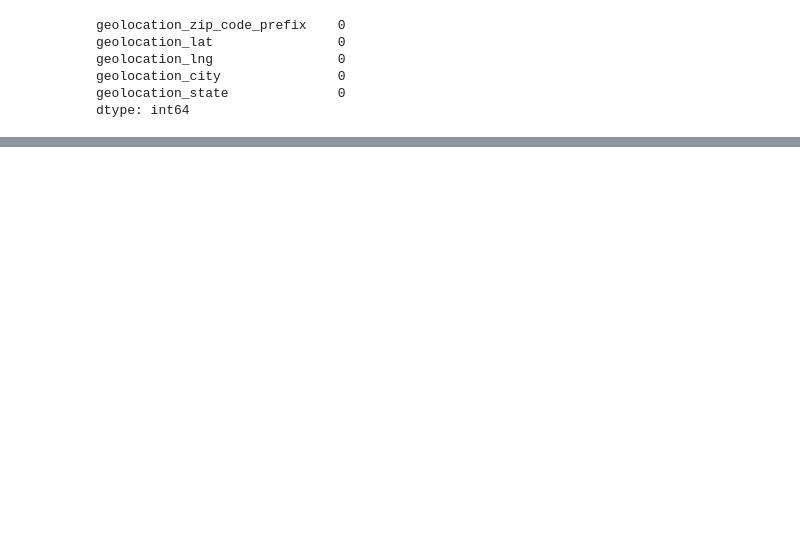
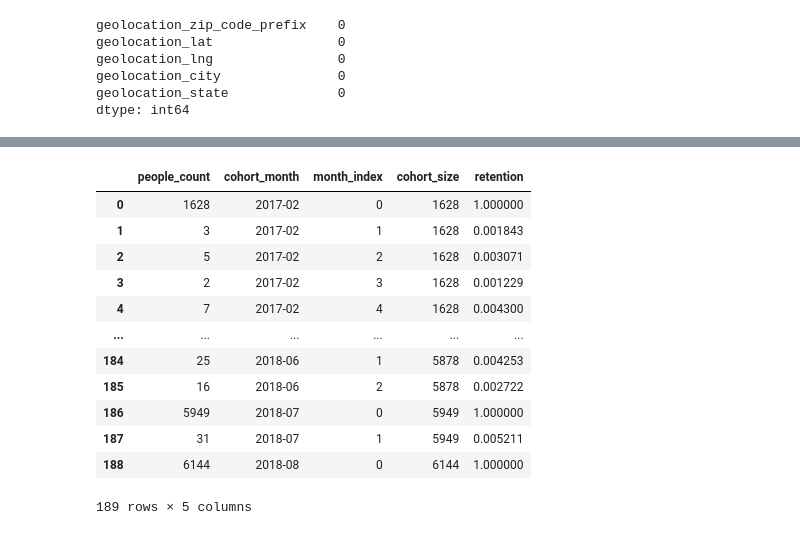
Before and after one commit to simranss/olist_cohort_retention_python, a Jupyter notebook: src/notebooks/analysis.ipynb, the cells around one changed output, grey strips where cells are left out. Saved outputs shown, nothing was run; the diff lists cells and outputs as text; code cells hidden in the pictures; blank space fills up the shorter version.

Commit message:
Created retention df

```diff
--- a/src/notebooks/analysis.ipynb
+++ b/src/notebooks/analysis.ipynb
@@ -399,0 +408,7 @@ dtype: int64
+# %%
+cohort_query_path = Path.cwd().parent / 'sql/queries/02_cohort.sql'
+cohort_query = cohort_query_path.read_text()
+# %%
+engine = make_engine()
+result_df = pd.read_sql(text(cohort_query), engine)
+result_df
@@ -399,0 +442,5 @@ dtype: int64
+# %%
+temp_cohort_df = result_df[result_df['month_index'] == 0]
+temp_cohort_df = temp_cohort_df.rename(columns={'people_count': 'cohort_size'})
+temp_cohort_df = temp_cohort_df.drop('month_index', axis=1)
+temp_cohort_df
@@ -399,0 +465,3 @@ dtype: int64
+# %%
+retention_df = pd.merge(result_df, temp_cohort_df, how='left', on='cohort_month')
+retention_df
@@ -399,0 +482,17 @@ dtype: int64
+# %%
+retention_df['retention'] = retention_df['people_count'] / retention_df['cohort_size']
+retention_df
+# %% [output]
+|  | people_count | cohort_month | month_index | cohort_size | retention |
+| 0 | 1628 | 2017-02 | 0 | 1628 | 1.000000 |
+| 1 | 3 | 2017-02 | 1 | 1628 | 0.001843 |
+| 2 | 5 | 2017-02 | 2 | 1628 | 0.003071 |
+| 3 | 2 | 2017-02 | 3 | 1628 | 0.001229 |
+| 4 | 7 | 2017-02 | 4 | 1628 | 0.004300 |
+| ... | ... | ... | ... | ... | ... |
+| 184 | 25 | 2018-06 | 1 | 5878 | 0.004253 |
+| 185 | 16 | 2018-06 | 2 | 5878 | 0.002722 |
+| 186 | 5949 | 2018-07 | 0 | 5949 | 1.000000 |
+| 187 | 31 | 2018-07 | 1 | 5949 | 0.005211 |
+| 188 | 6144 | 2018-08 | 0 | 6144 | 1.000000 |
+189 rows × 5 columns
```
Also changed, not shown: parts of 17 cells of this notebook, 1 other file.
